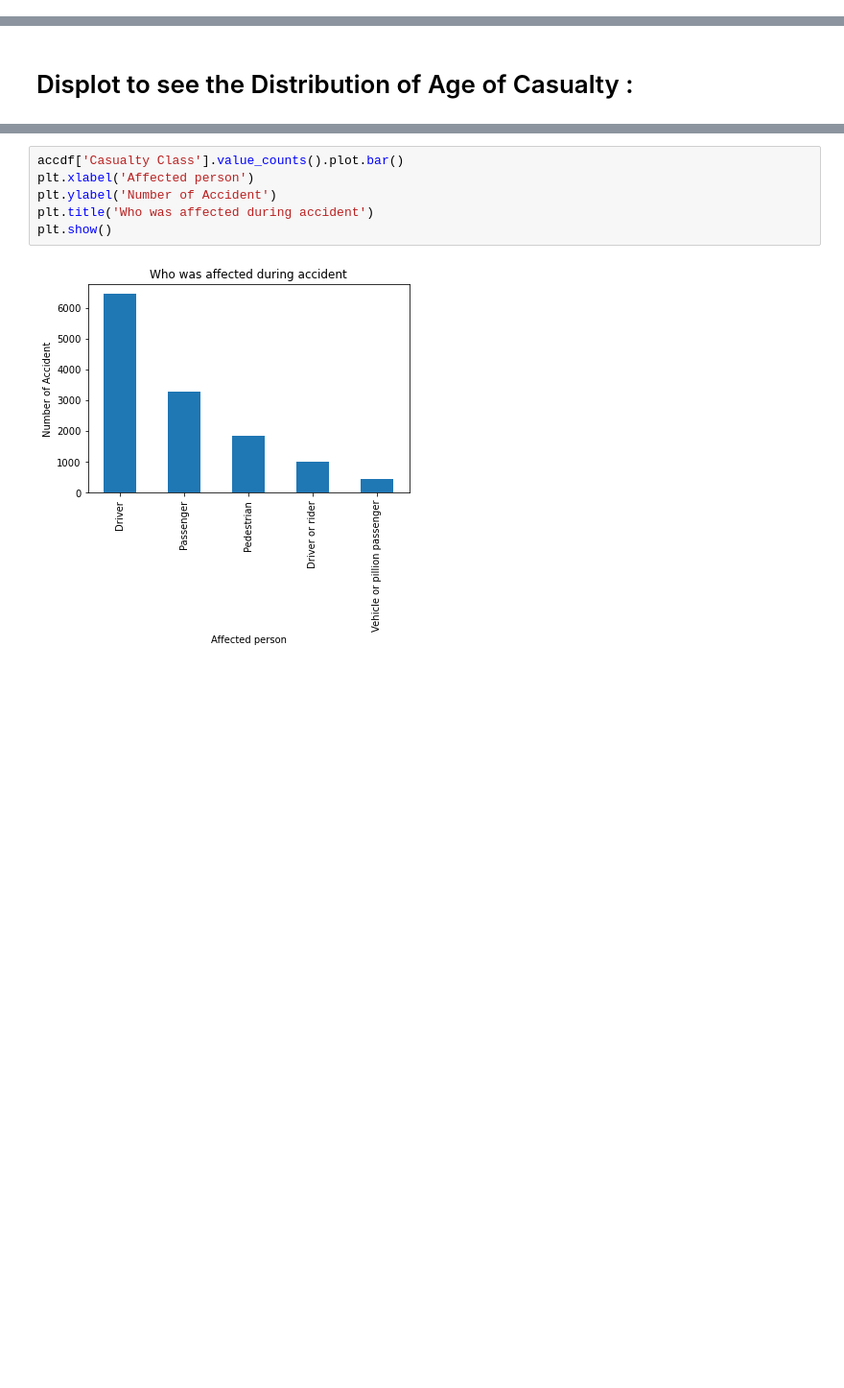
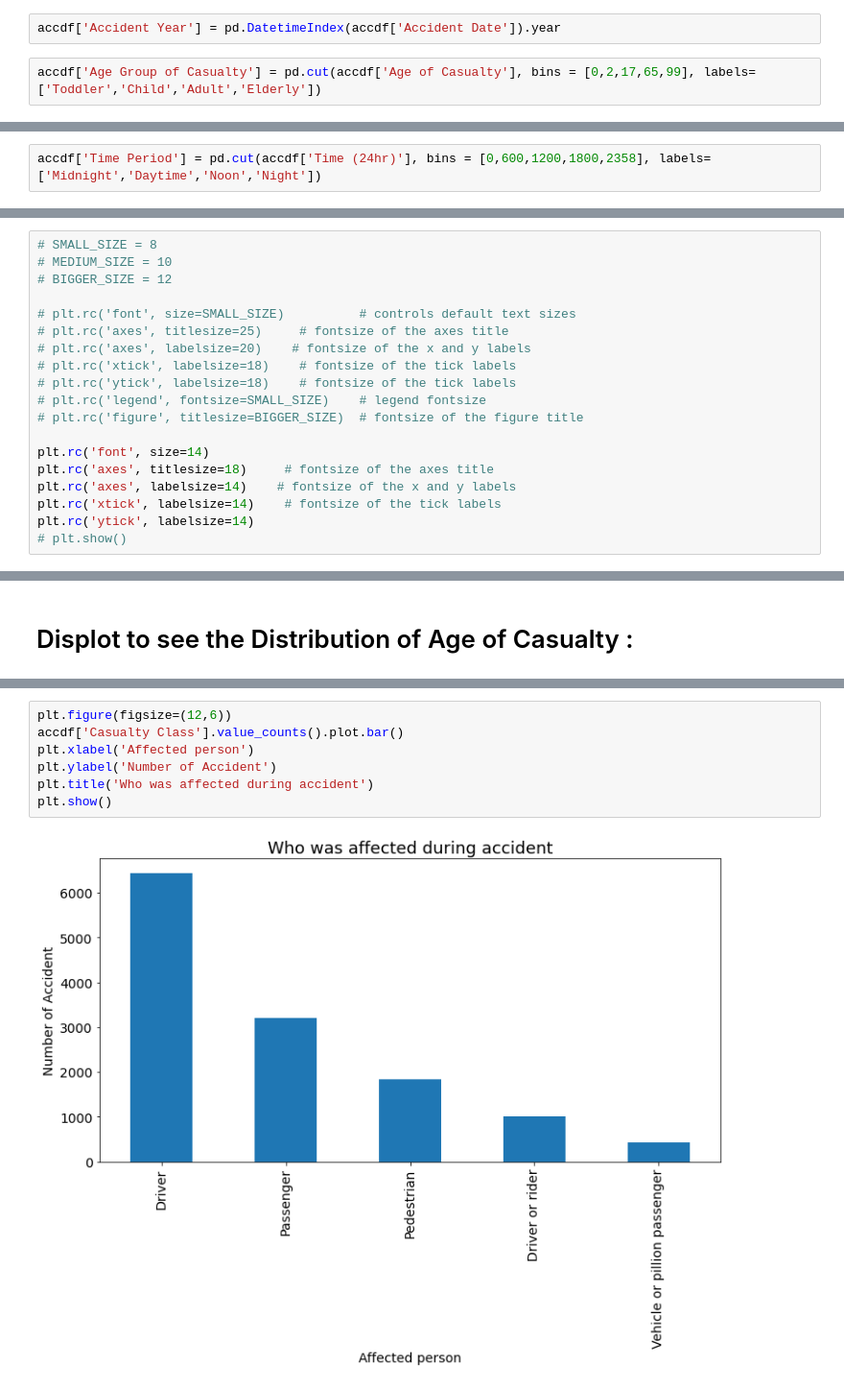
Before and after one commit to rajgabani/DAB-103-006-001, a Jupyter notebook: eda_project.ipynb, the cells around one changed output, grey strips where cells are left out. Shown: that part at 96% size. Drawn from its saved outputs; the diff is of its cells as text; blank space fills up the shorter version.

```diff
--- a/eda_project.ipynb
+++ b/eda_project.ipynb
@@ -452,3 +582,7 @@ array(['Car', 'Bus or coach (17 or more passenger seats)',
 accdf['Type of Vehicle'].nunique()
 # %% [output]
 28
+# %%
+accdf['Accident Year'] = pd.DatetimeIndex(accdf['Accident Date']).year
+# %%
+accdf['Age Group of Casualty'] = pd.cut(accdf['Age of Casualty'], bins = [0,2,17,65,99], labels=['Toddler','Child','Adult','Elderly'])
@@ -454,0 +648,2 @@ accdf['Type of Vehicle'].nunique()
+# %%
+accdf['Time Period'] = pd.cut(accdf['Time (24hr)'], bins = [0,600,1200,1800,2358], labels=['Midnight','Daytime','Noon','Night'])
@@ -454,0 +684,19 @@ accdf['Type of Vehicle'].nunique()
+# %%
+# SMALL_SIZE = 8
+# MEDIUM_SIZE = 10
+# BIGGER_SIZE = 12
+
+# plt.rc('font', size=SMALL_SIZE)          # controls default text sizes
+# plt.rc('axes', titlesize=25)     # fontsize of the axes title
+# plt.rc('axes', labelsize=20)    # fontsize of the x and y labels
+# plt.rc('xtick', labelsize=18)    # fontsize of the tick labels
+# plt.rc('ytick', labelsize=18)    # fontsize of the tick labels
+# plt.rc('legend', fontsize=SMALL_SIZE)    # legend fontsize
+# plt.rc('figure', titlesize=BIGGER_SIZE)  # fontsize of the figure title
+
+plt.rc('font', size=14)
+plt.rc('axes', titlesize=18)     # fontsize of the axes title
+plt.rc('axes', labelsize=14)    # fontsize of the x and y labels
+plt.rc('xtick', labelsize=14)    # fontsize of the tick labels
+plt.rc('ytick', labelsize=14)
+# plt.show()
@@ -473,9 +754,10 @@ plt.show()
 # %%
+plt.figure(figsize=(12,6))
 accdf['Casualty Class'].value_counts().plot.bar()
 plt.xlabel('Affected person')
 plt.ylabel('Number of Accident')
 plt.title('Who was affected during accident')
 plt.show()
 # %% [output]
-[figure, old version]
+[figure, new version]
 # %%
```
Also changed, not shown: parts of 75 cells of this notebook, 1 other file.
